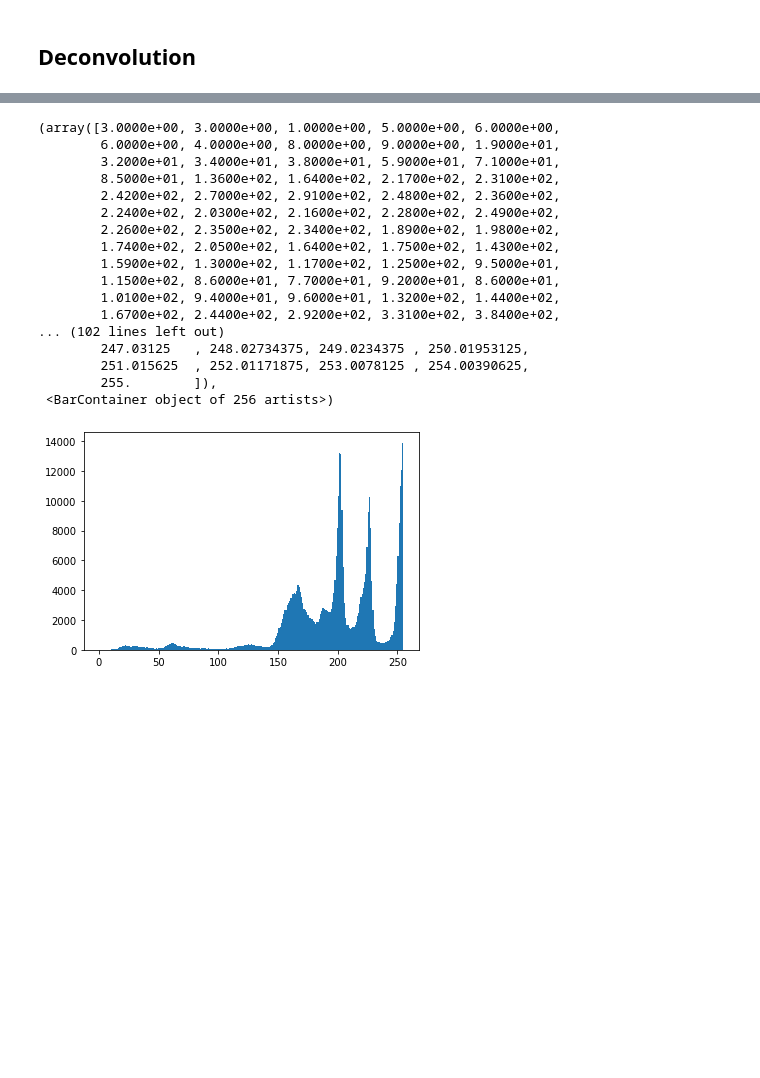
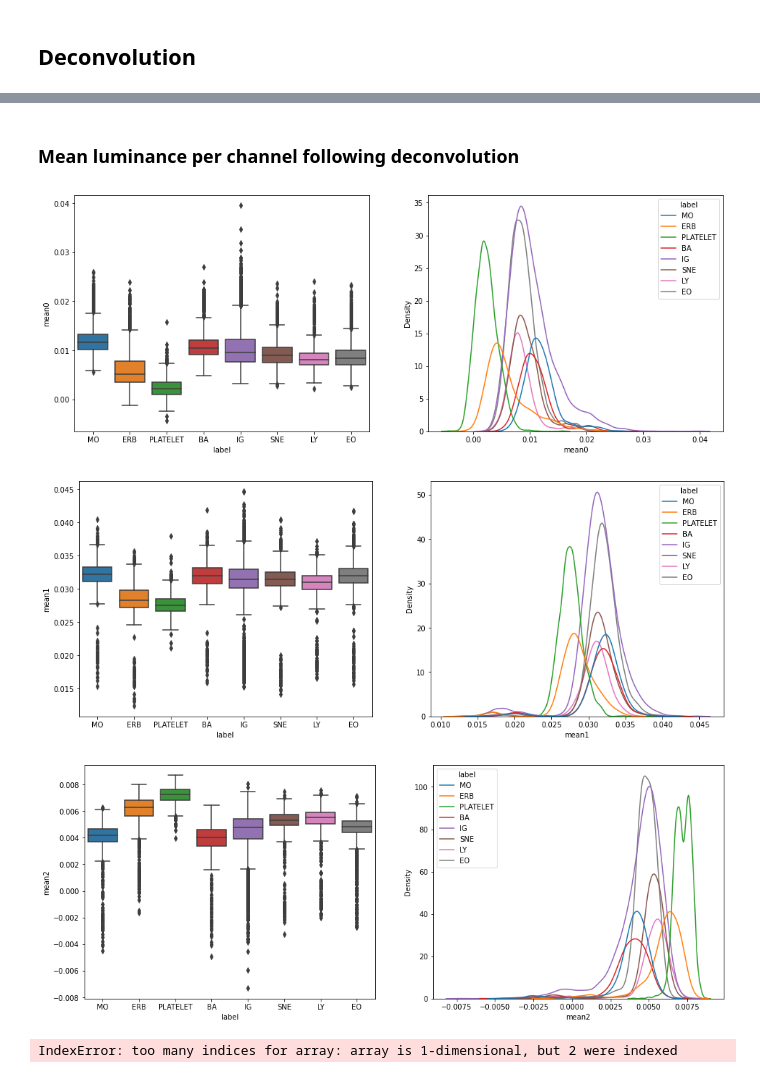
Before and after one commit to Marie-anneMawhin/Leukopy, a Jupyter notebook: notebooks/EDA/EDA_deconv_hist.ipynb, the cells around one changed output, grey strips where cells are left out. Drawn from its saved outputs; the diff is of its cells as text; code cells hidden in the pictures; blank space fills up the shorter version.

```diff
--- a/notebooks/EDA/EDA_deconv_hist.ipynb
+++ b/notebooks/EDA/EDA_deconv_hist.ipynb
@@ -225,4 +116,0 @@ plt.imshow(color.rgb2gray(np.array(mo_im).mean(axis=0)))
-# %%
-fig, axes = plt.figure(20, 40)
-
-for im, ax in zip()
@@ -249,21 +117,47 @@ for i, f_IG, f_ERB in zip(range(5), images_IG, images_ERB):
-# %%
-plt.hist(images[6162].ravel(), bins=256)
-# %% [output]
-(array([3.0000e+00, 3.0000e+00, 1.0000e+00, 5.0000e+00, 6.0000e+00,
-        6.0000e+00, 4.0000e+00, 8.0000e+00, 9.0000e+00, 1.9000e+01,
-        3.2000e+01, 3.4000e+01, 3.8000e+01, 5.9000e+01, 7.1000e+01,
-        8.5000e+01, 1.3600e+02, 1.6400e+02, 2.1700e+02, 2.3100e+02,
-        2.4200e+02, 2.7000e+02, 2.9100e+02, 2.4800e+02, 2.3600e+02,
-        2.2400e+02, 2.0300e+02, 2.1600e+02, 2.2800e+02, 2.4900e+02,
-        2.2600e+02, 2.3500e+02, 2.3400e+02, 1.8900e+02, 1.9800e+02,
-        1.7400e+02, 2.0500e+02, 1.6400e+02, 1.7500e+02, 1.4300e+02,
-        1.5900e+02, 1.3000e+02, 1.1700e+02, 1.2500e+02, 9.5000e+01,
-        1.1500e+02, 8.6000e+01, 7.7000e+01, 9.2000e+01, 8.6000e+01,
-        1.0100e+02, 9.4000e+01, 9.6000e+01, 1.3200e+02, 1.4400e+02,
-        1.6700e+02, 2.4400e+02, 2.9200e+02, 3.3100e+02, 3.8400e+02,
-... (102 lines left out)
-        247.03125   , 248.02734375, 249.0234375 , 250.01953125,
-        251.015625  , 252.01171875, 253.0078125 , 254.00390625,
-        255.        ]),
- <BarContainer object of 256 artists>)
-[figure, removed]
+# %%
+def deconvolution_hist(image_arr, method=color.bpx_from_rgb):
+
+    res = pd.DataFrame()
+
+    for im in image_arr:
+        temp = pd.DataFrame(index=[0])
+
+
+        deconv = color.separate_stains(im, method)
+
+        temp[['mean0', 'mean1', 'mean2']] = [np.mean(deconv, axis=(0, 1))]
+        temp[['std1', 'std2', 'std3']] = [np.std(deconv, axis=(0, 1))]
+        temp['hist0'] = [exposure.histogram(deconv[..., 0])]
+        temp['hist1'] = [exposure.histogram(deconv[..., 1])]
+        temp['hist2'] = [exposure.histogram(deconv[..., 2])]
+
+        res = res.append(temp, ignore_index=True)
+
+    return res
+# %%
+def box_plot(col, df):
+    plt.figure(figsize = (16,6))
+    plt.subplot(1,2,1)
+    sns.boxplot(x = "label", y = col, data = df)
+
+    plt.subplot(1,2,2)
+    sns.kdeplot(x = col, hue = "label", data = df)
+
+    plt.show()
+# %%
+res_deconv = deconvolution_hist(images)
+res_deconv = df.join(res_deconv)
+res_deconv.to_csv(Path('../../data/PBS_dataset_normal_resize_deconv.csv'), index=False)
+# %% [markdown]
+### Mean luminance per channel following deconvolution
+# %%
+for col in ['mean0', 'mean1', 'mean2']:
+    box_plot(col, res_deconv)
+# %% [output]
+[figure, added]
+[figure, added]
+[figure, added]
+# %%
+np.array(res_deconv[res_deconv.label=='MO']['hist0'])[:, 0]
+# %% [output]
+IndexError: too many indices for array: array is 1-dimensional, but 2 were indexed
```
Also changed, not shown: parts of 38 cells of this notebook, 1 other file.
